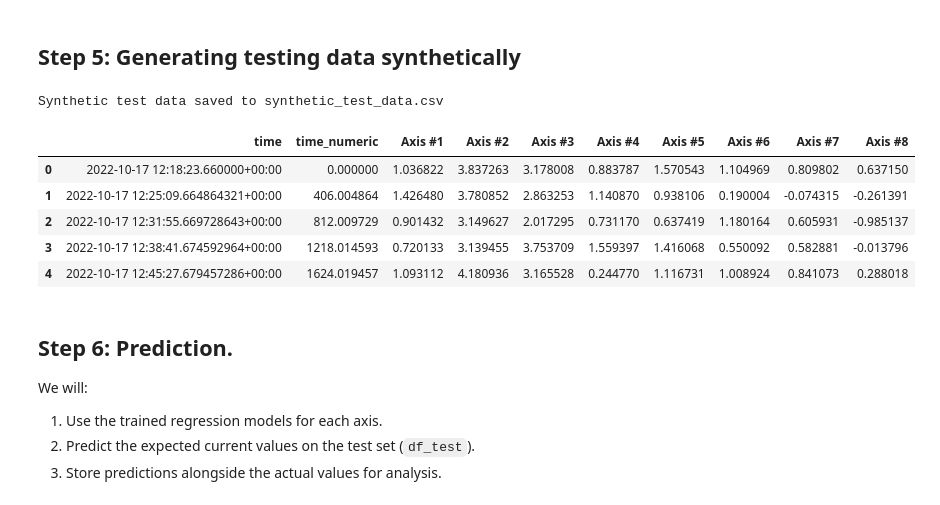
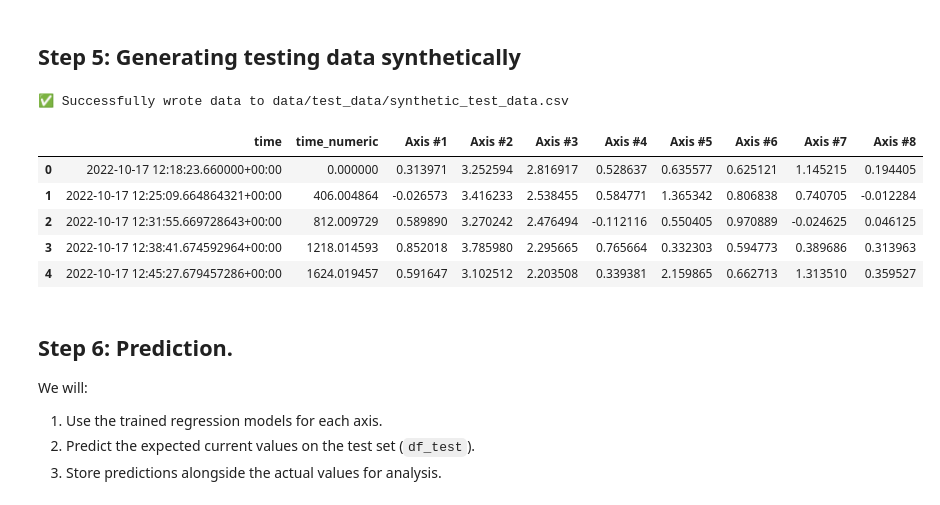
Before and after one commit to Mostafa-Allahmoradi/Streaming-Data-for-Predictive-Maintenance-with-Linear-Regression-Based-Alerts, a Jupyter notebook: Predictive_maintenance_attempt2.ipynb, the cells around one changed output. Cells and saved outputs as stored; diff of their text form; code cells hidden in the pictures.

```diff
--- a/Predictive_maintenance_attempt2.ipynb
+++ b/Predictive_maintenance_attempt2.ipynb
@@ -56,31 +78,23 @@ import os
 # %% [markdown]
 ## Step 2: Data Preparation
 # %%
+# Initialize FileManager with the path to the training CSV file
+training_data_csv_path = "data/RMBR4-2_export_test.csv"
+fileManager = FileManager.FileManager(training_data_csv_path)
+
 # Load the dataset
-file_path = "data/RMBR4-2_export_test.csv"
-df_train = pd.read_csv(file_path)
+df_train = fileManager.get_data()
 
-# Drop unused columns. Keep only 'time' and Axis #1 to Axis #8 ---
-columns_to_keep = ['time'] + [f'Axis #{i}' for i in range(1, 9)]
+# Initialize DataAnalyzer
+dataAnalyzer = DataAnalyzer.DataAnalyzer(df_train)
+
+# Drop unused columns. Keep only 'time' and Axis #1 to Axis #8 columns
+axis_columns = [f'Axis #{i}' for i in range(1, 9)]
+columns_to_keep = ['time'] + axis_columns
 df_train = df_train[columns_to_keep]
 
-# --- Handle missing values ---
-missing_report = df_train.isna().sum()
-
-# - If missing values are rare, interpolate them linearly
-if missing_report.sum() > 0:
-    print("\nMissing values detected. Applying linear interpolation...")
-    df_train.iloc[:, 1:] = df_train.iloc[:, 1:].interpolate(
-        method='linear', limit_direction='both'
-    )
-    missing_after = df_train.isna().sum()
-    print("\nMissing values per column after interpolation:")
-    print(missing_after)
-else:
-    print("\nNo missing values detected. Moving on...")
-
-# print("Missing values report: ")
-# print(missing_report)
+# Handle missing values
+dataAnalyzer.handle_missing_values(method='interpolate')
 
 # --- Parse & canonicalize timestamp. Convert 'time' column to timezone-aware datetimes (UTC)
 df_train['time'] = pd.to_datetime(df_train['time'], utc=True, errors='coerce')
@@ -122,7 +143,7 @@ outlier_report = {}
 # Copy for safe handling
 df_clean = df_train.copy()
 
-for axis in [f'Axis #{i}' for i in range(1, 9)]:
+for axis in axis_columns:
     series = df_train[axis].dropna()
 
     # Compute IQR
@@ -229,7 +250,7 @@ Explanation:
 models = {}
 coefficients = {}
 
-for axis in [f'Axis #{i}' for i in range(1, 9)]:
+for axis in axis_columns:
     # Reshape input for sklearn
     X_train = df_train[['time_numeric']]
     y_train = df_train[axis]
@@ -262,41 +283,40 @@ Axis #8: slope = 0.000000, intercept = 0.098748
 # %%
 # Generate synthetic timeline using actual time values from df
 synthetic_times = pd.date_range(
     start=df_train['time'].min(),
     end=df_train['time'].max(),
     periods=200
 )
 synthetic_data = pd.DataFrame({"time": synthetic_times})
 
 # Convert time to numeric (seconds since start)
 synthetic_data["time_numeric"] = (synthetic_data["time"] - df_train['time'].min()).dt.total_seconds()
 
 # Generate axis values based on model + noise
-for axis in [f'Axis #{i}' for i in range(1, 9)]:
+for axis in axis_columns:
     y_pred = models[axis].predict(synthetic_data[['time_numeric']])
     noise = np.random.normal(0, 0.5, len(y_pred))  # small Gaussian noise
     synthetic_data[axis] = y_pred + noise
 
     # Inject anomalies for testing Alerts/Errors
     if axis == "Axis #1":
         synthetic_data.loc[30:40, axis] += 5   # Alert deviation
     if axis == "Axis #2":
         synthetic_data.loc[100:110, axis] += 10  # Error deviation
 
-synthetic_data.to_csv("data/synthetic_test_data.csv", index=False)
-print("Synthetic test data saved to synthetic_test_data.csv")
+fileManager.write_csv("data/test_data/synthetic_test_data.csv", synthetic_data)
 
 df_test = synthetic_data
 
 df_test.head()
 # %% [output]
-Synthetic test data saved to synthetic_test_data.csv
+✅ Successfully wrote data to data/test_data/synthetic_test_data.csv
 |  | time | time_numeric | Axis #1 | Axis #2 | Axis #3 | Axis #4 | Axis #5 | Axis #6 | Axis #7 | Axis #8 |
-| 0 | 2022-10-17 12:18:23.660000+00:00 | 0.000000 | 1.036822 | 3.837263 | 3.178008 | 0.883787 | 1.570543 | 1.104969 | 0.809802 | 0.637150 |
-| 1 | 2022-10-17 12:25:09.664864321+00:00 | 406.004864 | 1.426480 | 3.780852 | 2.863253 | 1.140870 | 0.938106 | 0.190004 | -0.074315 | -0.261391 |
-| 2 | 2022-10-17 12:31:55.669728643+00:00 | 812.009729 | 0.901432 | 3.149627 | 2.017295 | 0.731170 | 0.637419 | 1.180164 | 0.605931 | -0.985137 |
-| 3 | 2022-10-17 12:38:41.674592964+00:00 | 1218.014593 | 0.720133 | 3.139455 | 3.753709 | 1.559397 | 1.416068 | 0.550092 | 0.582881 | -0.013796 |
-| 4 | 2022-10-17 12:45:27.679457286+00:00 | 1624.019457 | 1.093112 | 4.180936 | 3.165528 | 0.244770 | 1.116731 | 1.008924 | 0.841073 | 0.288018 |
+| 0 | 2022-10-17 12:18:23.660000+00:00 | 0.000000 | 0.313971 | 3.252594 | 2.816917 | 0.528637 | 0.635577 | 0.625121 | 1.145215 | 0.194405 |
+| 1 | 2022-10-17 12:25:09.664864321+00:00 | 406.004864 | -0.026573 | 3.416233 | 2.538455 | 0.584771 | 1.365342 | 0.806838 | 0.740705 | -0.012284 |
+| 2 | 2022-10-17 12:31:55.669728643+00:00 | 812.009729 | 0.589890 | 3.270242 | 2.476494 | -0.112116 | 0.550405 | 0.970889 | -0.024625 | 0.046125 |
+| 3 | 2022-10-17 12:38:41.674592964+00:00 | 1218.014593 | 0.852018 | 3.785980 | 2.295665 | 0.765664 | 0.332303 | 0.594773 | 0.389686 | 0.313963 |
+| 4 | 2022-10-17 12:45:27.679457286+00:00 | 1624.019457 | 0.591647 | 3.102512 | 2.203508 | 0.339381 | 2.159865 | 0.662713 | 1.313510 | 0.359527 |
 # %% [markdown]
 ## Step 6: Prediction.
 
```
Also changed, not shown: parts of 11 cells of this notebook, 3 other files.
